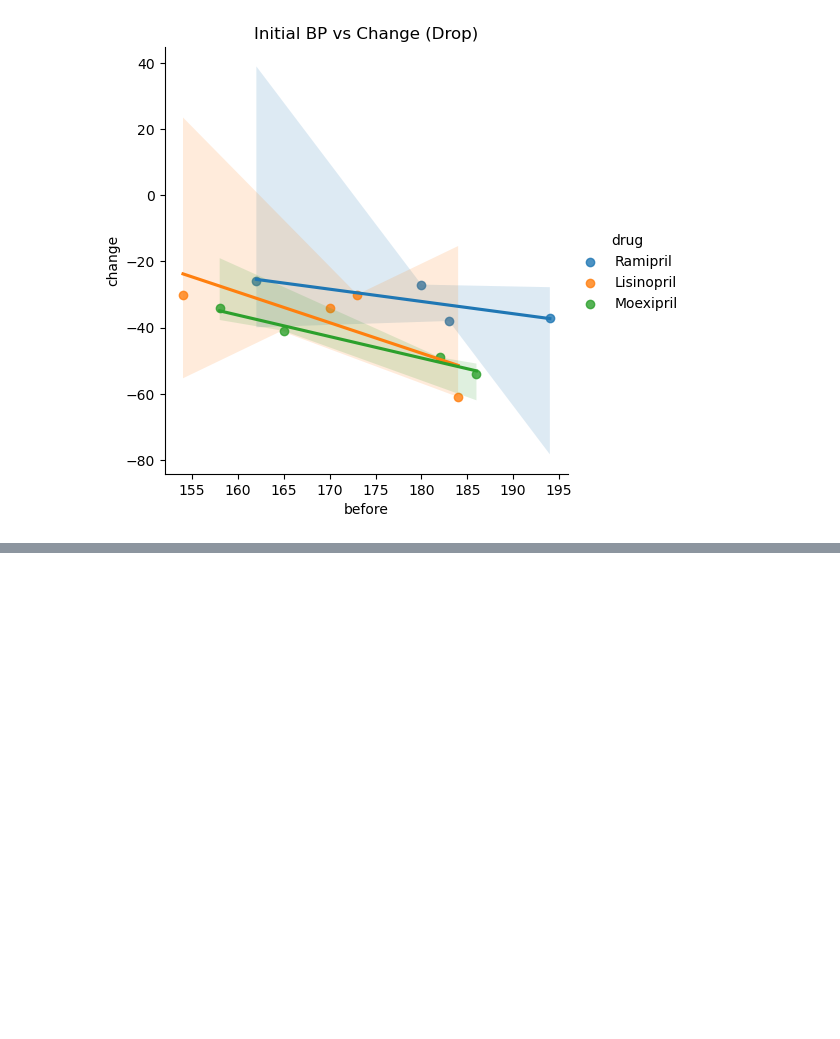
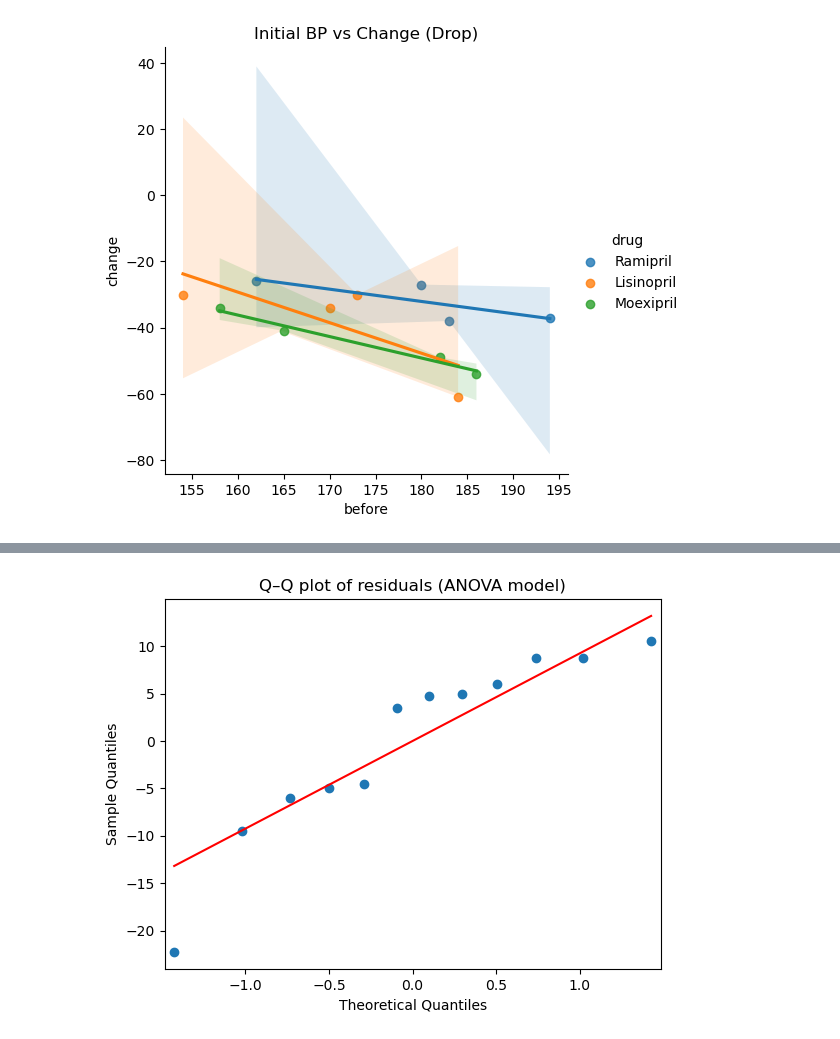
Before and after one commit to RichelCode/A-Study-on-Systolic-Blood-Pressure-, a Jupyter notebook: Systolic Blood Pressure Analysis.ipynb, the cells around one changed output, grey strips where cells are left out. Drawn from its saved outputs; the diff is of its cells as text; code cells hidden in the pictures; blank space fills up the shorter version.

```diff
--- a/Systolic Blood Pressure Analysis.ipynb
+++ b/Systolic Blood Pressure Analysis.ipynb
@@ -201,0 +244,24 @@ plt.show()
+# %%
+## Model One ( ANOVA)
+
+import statsmodels.api as sm
+import statsmodels.formula.api as smf
+
+# Create the change variable if not already there
+df["change"] = df["after"] - df["before"]
+
+# Fit one-way ANOVA using OLS regression
+model_change = smf.ols("change ~ C(drug)", data=df).fit()
+
+# ANOVA table (Type II SS)
+anova_tbl = sm.stats.anova_lm(model_change, typ=2)
+print("ANOVA Table:\n", anova_tbl)
+
+# Model summary (includes R², AIC, BIC)
+print("\nModel Summary:\n", model_change.summary())
+
+# Effect size (eta-squared)
+ss_between = anova_tbl.loc["C(drug)", "sum_sq"]
+ss_total   = ss_between + anova_tbl.loc["Residual", "sum_sq"]
+eta_sq = ss_between / ss_total
+print(f"\nEta-squared (effect size) = {eta_sq:.3f}")
@@ -201,0 +286,10 @@ plt.show()
+# %%
+## Model Diagnostics for model One
+import matplotlib.pyplot as plt
+import scipy.stats as stats
+
+sm.qqplot(model_change.resid, line="s")
+plt.title("Q–Q plot of residuals (ANOVA model)")
+plt.show()
+# %% [output]
+[figure, added]
```
Also changed, not shown: parts of 26 cells of this notebook.
